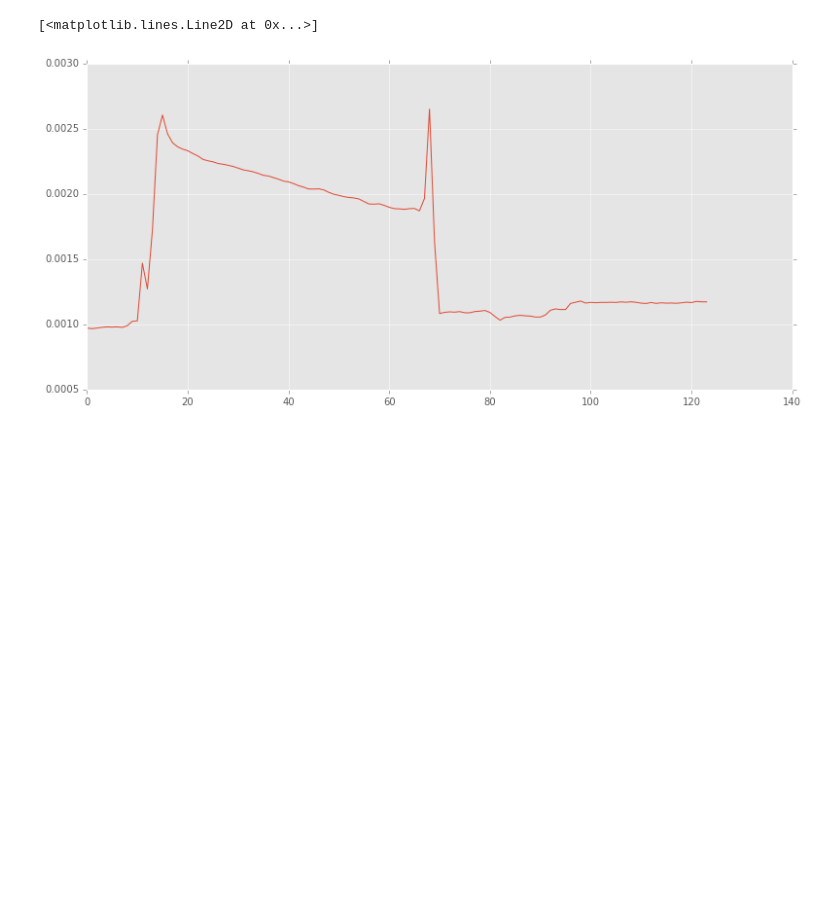
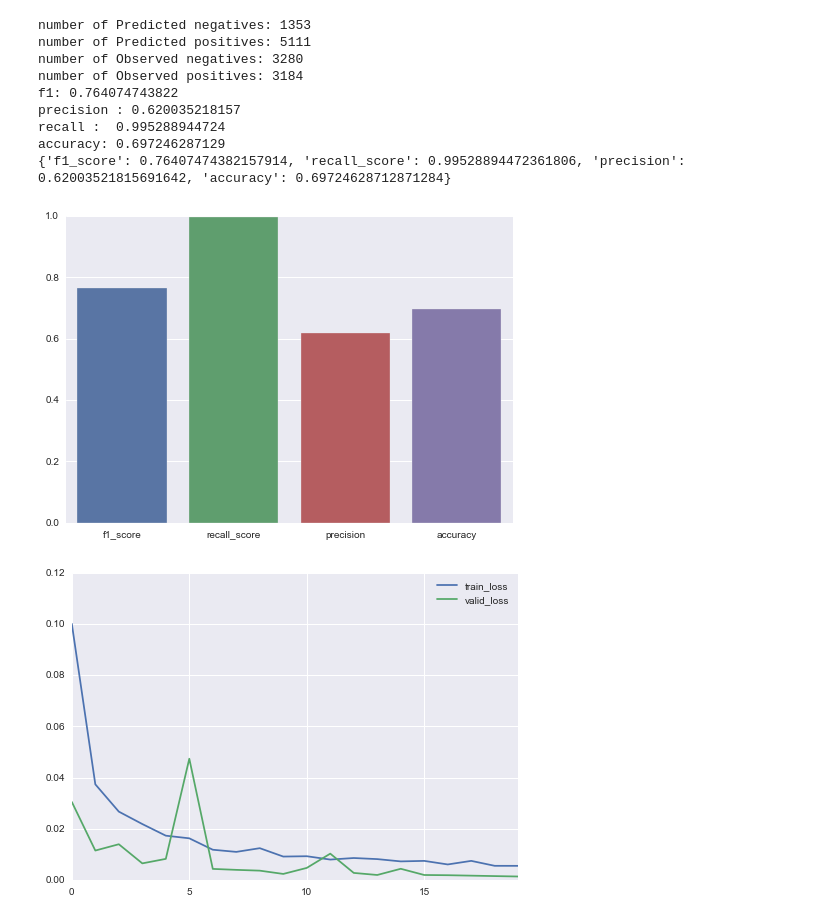
Before and after one commit to serenidpity/neuralnilm, a Jupyter notebook: Check_results_from_gpu_trained_model.ipynb, the cells around one changed output. Cells and saved outputs as stored; diff of their text form; code cells hidden in the pictures; blank space fills up the shorter version.

```diff
--- a/Check_results_from_gpu_trained_model.ipynb
+++ b/Check_results_from_gpu_trained_model.ipynb
@@ -211,5 +213,27 @@ y_output= model2.predict(x_input)
-# %%
-plt.plot(y_output[0,:,1])
-# %% [output]
-[<matplotlib.lines.Line2D at 0x...>]
-[figure, removed]
+# %%
+# report score on unseen builing
+from neuralnilm.scores import scores, plot_loss
+num_test_seq = 101
+Y_test = np.empty((64*num_test_seq,3))
+Y_pred = np.empty((64*num_test_seq,3))
+for i in range(num_test_seq):
+    (x_test, y_test) = pipeline.train_generator(fold = 'unseen_appliances', source_id = 1).next()
+    Y_test[64*i: 64*(i+1)] = y_test
+    Y_pred[64*i: 64*(i+1)] = model.predict_on_batch(x_test)
+# %%
+results = scores(Y_pred, Y_test, activation_threshold = 1e-3, print_results=True)
+print
+print(results)
+plot_loss(losses)
+# %% [output]
+number of Predicted negatives: 1353
+number of Predicted positives: 5111
+number of Observed negatives: 3280
+number of Observed positives: 3184
+f1: 0.764074743822
+precision : 0.620035218157
+recall :  0.995288944724
+accuracy: 0.697246287129
+{'f1_score': 0.76407474382157914, 'recall_score': 0.99528894472361806, 'precision': 0.62003521815691642, 'accuracy': 0.69724628712871284}
+[figure, added]
+[figure, added]
```
Also changed, not shown: parts of 9 cells of this notebook, 1 other file.
